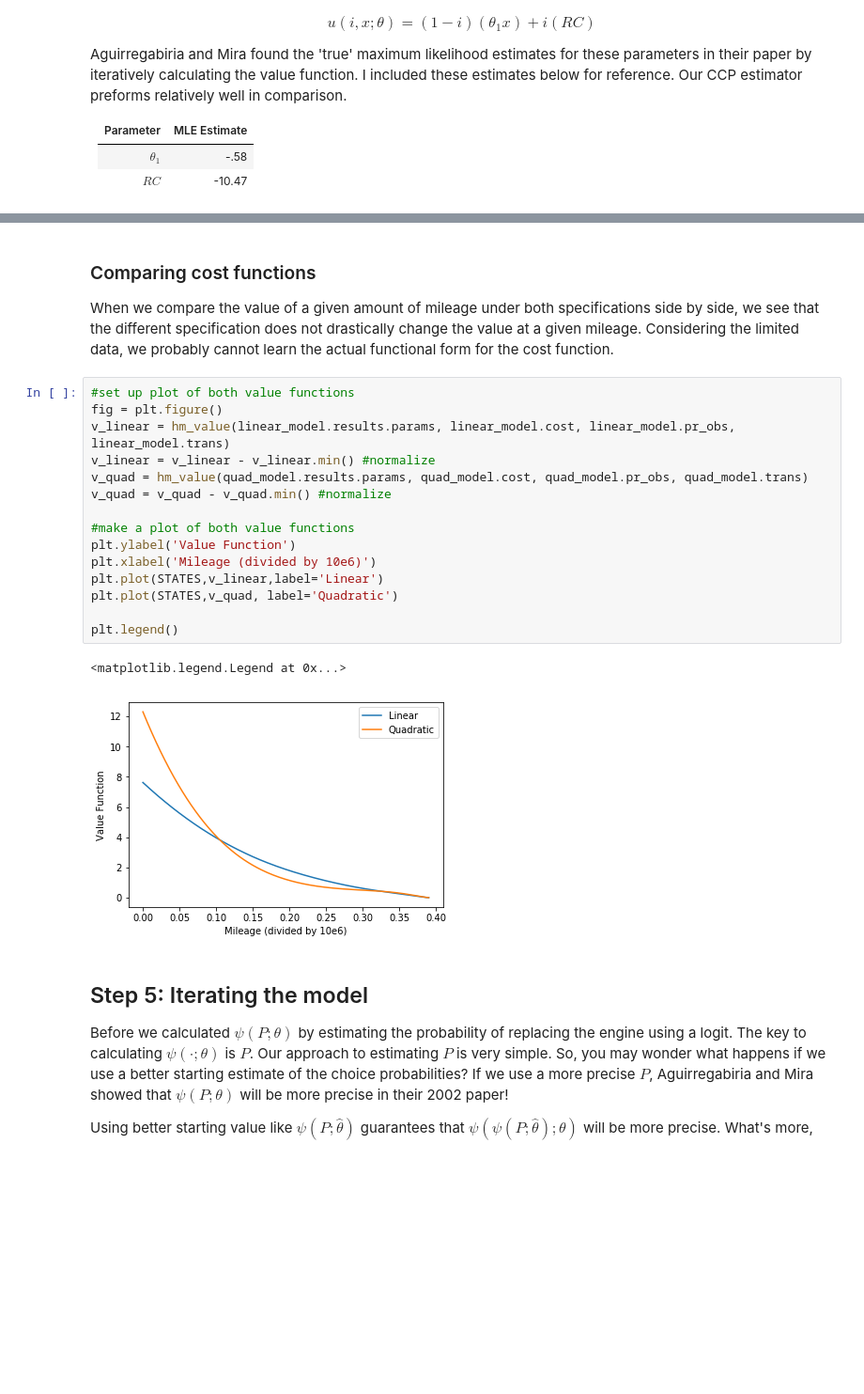
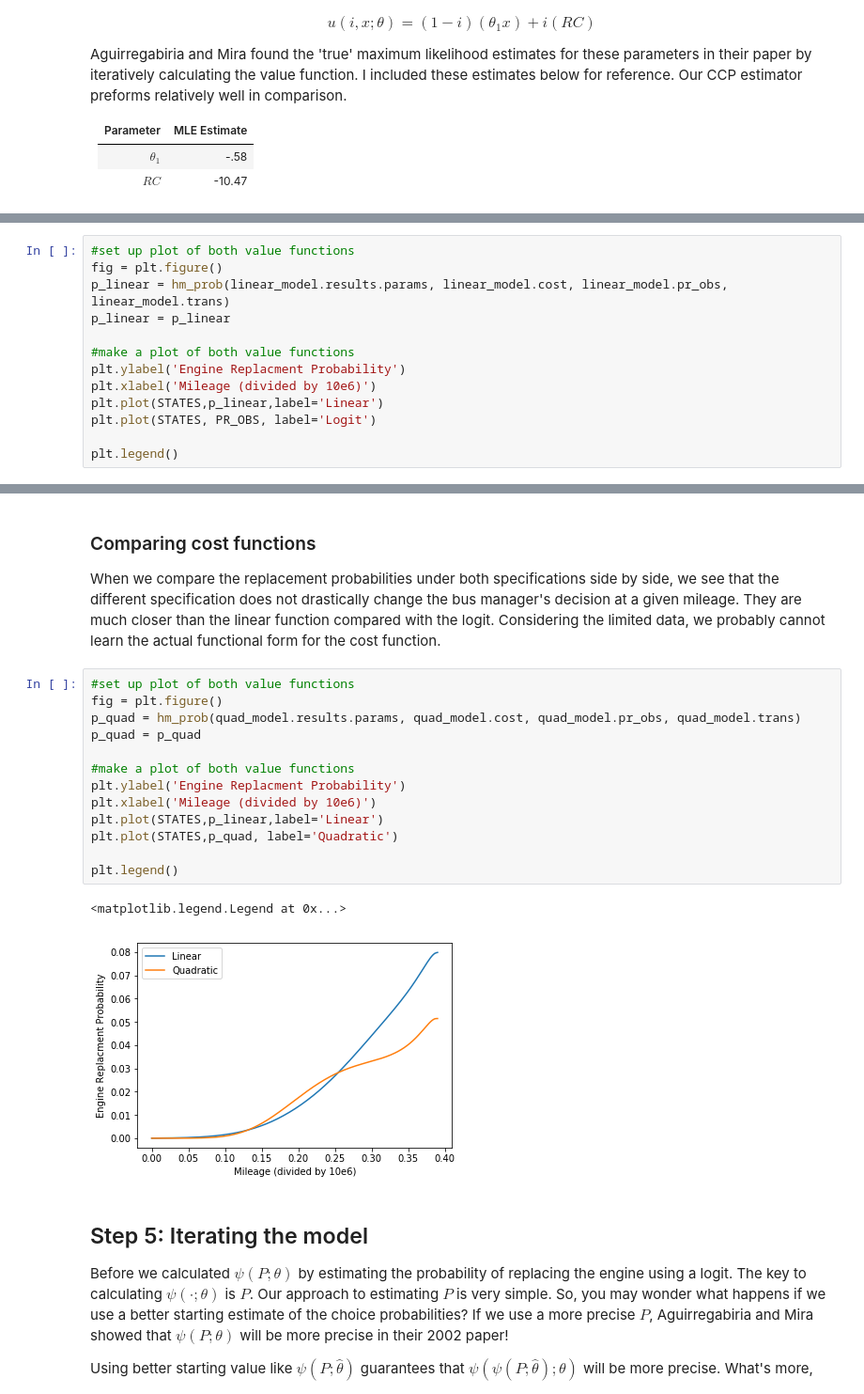
Before and after one commit to ericschulman/struct, a Jupyter notebook: hw4_io/Rust.ipynb, the cells around one changed output, grey strips where cells are left out. Shown at 94% size. Cells and saved outputs as stored; diff of their text form; blank space fills up the shorter version.

```diff
--- a/hw4_io/Rust.ipynb
+++ b/hw4_io/Rust.ipynb
@@ -385,0 +404,13 @@ RC           -10.1309      0.983    -10.301      0.000     -12.058      -8.203
+# %%
+#set up plot of both value functions
+fig = plt.figure()
+p_linear = hm_prob(linear_model.results.params, linear_model.cost, linear_model.pr_obs, linear_model.trans)
+p_linear = p_linear
+
+#make a plot of both value functions
+plt.ylabel('Engine Replacment Probability')
+plt.xlabel('Mileage (divided by 10e6)')
+plt.plot(STATES,p_linear,label='Linear')
+plt.plot(STATES, PR_OBS, label='Logit')
+
+plt.legend()
@@ -415,25 +449,23 @@ R            -15.2180      3.255     -4.675      0.000     -21.598      -8.838
 # %% [markdown]
 ### Comparing cost functions
 
-When we compare the value of a given amount of mileage under both specifications side by side, we see that the different specification does not drastically change the value at a given mileage. Considering the limited data, we probably cannot learn the actual functional form for the cost function.
+When we compare the replacement probabilities under both specifications side by side, we see that the different specification does not drastically change the bus manager's decision at a given mileage. They are much closer than the linear function compared with the logit. Considering the limited data, we probably cannot learn the actual functional form for the cost function.
 # %%
 #set up plot of both value functions
 fig = plt.figure()
-v_linear = hm_value(linear_model.results.params, linear_model.cost, linear_model.pr_obs, linear_model.trans)
-v_linear = v_linear - v_linear.min() #normalize
-v_quad = hm_value(quad_model.results.params, quad_model.cost, quad_model.pr_obs, quad_model.trans)
-v_quad = v_quad - v_quad.min() #normalize
+p_quad = hm_prob(quad_model.results.params, quad_model.cost, quad_model.pr_obs, quad_model.trans)
+p_quad = p_quad
 
 #make a plot of both value functions
-plt.ylabel('Value Function')
+plt.ylabel('Engine Replacment Probability')
 plt.xlabel('Mileage (divided by 10e6)')
-plt.plot(STATES,v_linear,label='Linear')
-plt.plot(STATES,v_quad, label='Quadratic')
+plt.plot(STATES,p_linear,label='Linear')
+plt.plot(STATES,p_quad, label='Quadratic')
 
 plt.legend()
 # %% [output]
 <matplotlib.legend.Legend at 0x...>
-[figure, old version]
+[figure, new version]
 # %% [markdown]
 ## Step 5: Iterating the model
 
```
Also changed, not shown: parts of 17 cells of this notebook.
